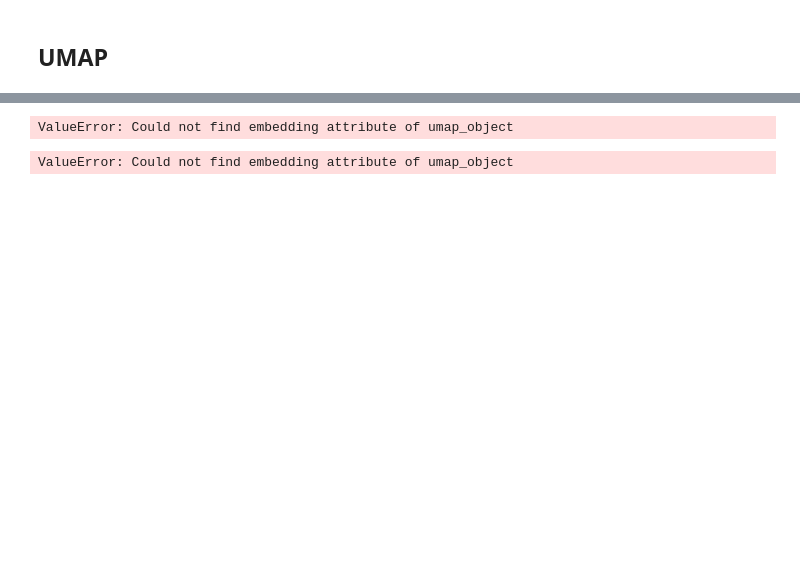
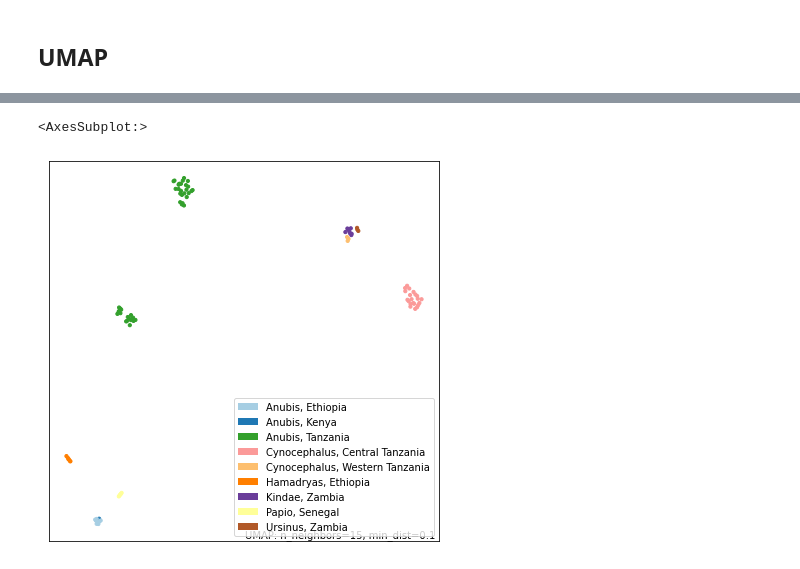
Before and after one commit to janneengestoft/birc-project, a Jupyter notebook: notebooks/UMAP.ipynb, the cells around one changed output, grey strips where cells are left out. Saved outputs shown, nothing was run; the diff lists cells and outputs as text; code cells hidden in the pictures; blank space fills up the shorter version.

```diff
--- a/notebooks/UMAP.ipynb
+++ b/notebooks/UMAP.ipynb
@@ -16,8 +16,6 @@ from IPython.display import set_matplotlib_formats
 set_matplotlib_formats('retina', 'png')
 
 %matplotlib inline
-# %%
-sns.set(style='ticks', context='notebook', rc={'figure.figsize':(9,7)})
 # %% [markdown]
 ## UMAP
 # %%
@@ -97,8 +96,16 @@ plot_umap(chr7_females_umap)
+# %%
+principal_df = pd.DataFrame(data = pruned_df.T,
+                            index=chr7_females['samples'])
+test = meta_data_females.set_index('PGDP_ID')
+final_df = pd.merge(principal_df, test['C_origin'], left_index=True, right_index=True)
+# %%
+scaled_df = StandardScaler().fit_transform(pruned_df)
+mapper = umap.UMAP(random_state=23).fit(scaled_df.T)
 # %%
-umap.plot.points(chr7_females_umap)
+fig, ax = umap.plot.plt.subplots(figsize=(7,7))
+
+umap.plot.points(mapper, labels = final_df['C_origin'], color_key_cmap='Paired', ax=ax)
+# plt.legend(bbox_to_anchor=(1, 1.05), loc=2)
 # %% [output]
-ValueError: Could not find embedding attribute of umap_object
+<AxesSubplot:>
+[figure, added]
-# %%
-umap.plot.diagnostic(chr7_females_umap, diagnostic_type='pca')
-# %% [output]
-ValueError: Could not find embedding attribute of umap_object
```
Also changed, not shown: parts of 12 cells of this notebook, 3 other files.
